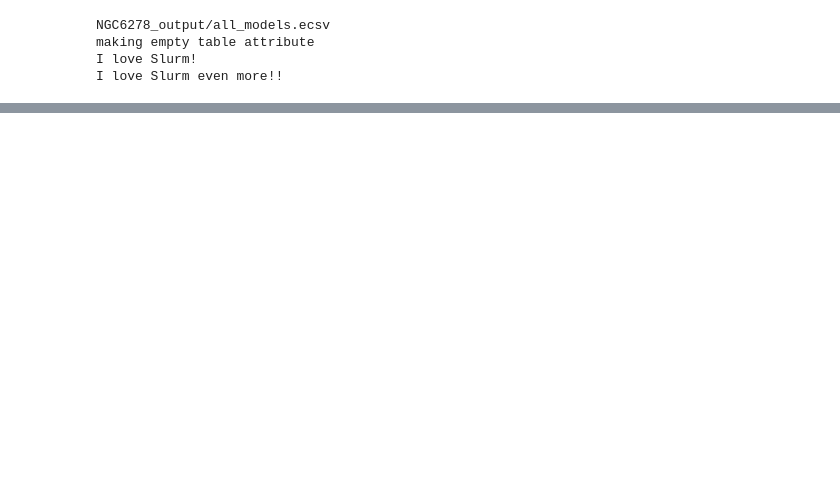
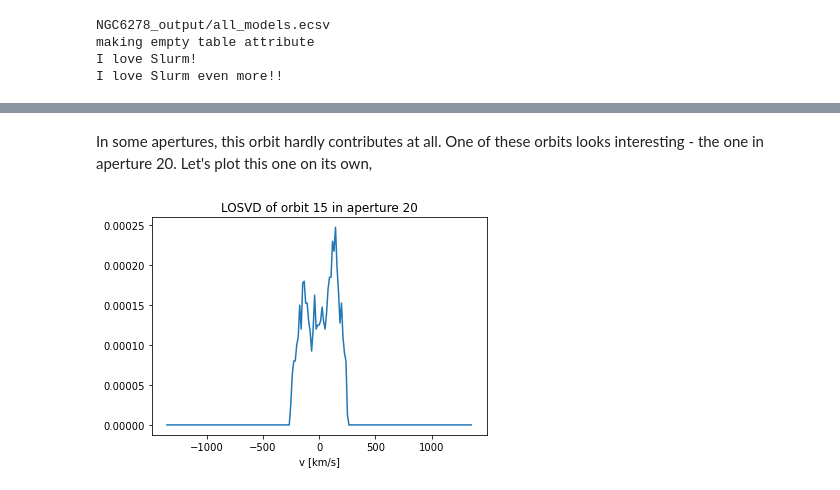
Before and after one commit to dynamics-of-stellar-systems/dynamite, a Jupyter notebook: docs/tutorial_notebooks/running_a_model.ipynb, the cells around one changed output, grey strips where cells are left out. Cells and saved outputs as stored; diff of their text form; code cells hidden in the pictures; blank space fills up the shorter version.

```diff
--- a/docs/tutorial_notebooks/running_a_model.ipynb
+++ b/docs/tutorial_notebooks/running_a_model.ipynb
@@ -100,0 +394,13 @@ model.chi2
+# %% [markdown]
+In some apertures, this orbit hardly contributes at all. One of these orbits looks interesting - the one in aperture 20. Let's plot this one on its own,
+# %%
+orb_idx, aperture_idx = 15, 20
+v_arr = model.orblib.losvd_histograms.x
+losvd = model.orblib.losvd_histograms.y[orb_idx, :, aperture_idx]
+
+plt.plot(v_arr, losvd)
+plt.gca().set_xlabel('v [km/s]')
+title = f'LOSVD of orbit {orb_idx} in aperture {aperture_idx}'
+_ = plt.gca().set_title(title)
+# %% [output]
+[figure, added]
```
Also changed, not shown: parts of 83 cells of this notebook, 10 other files.
